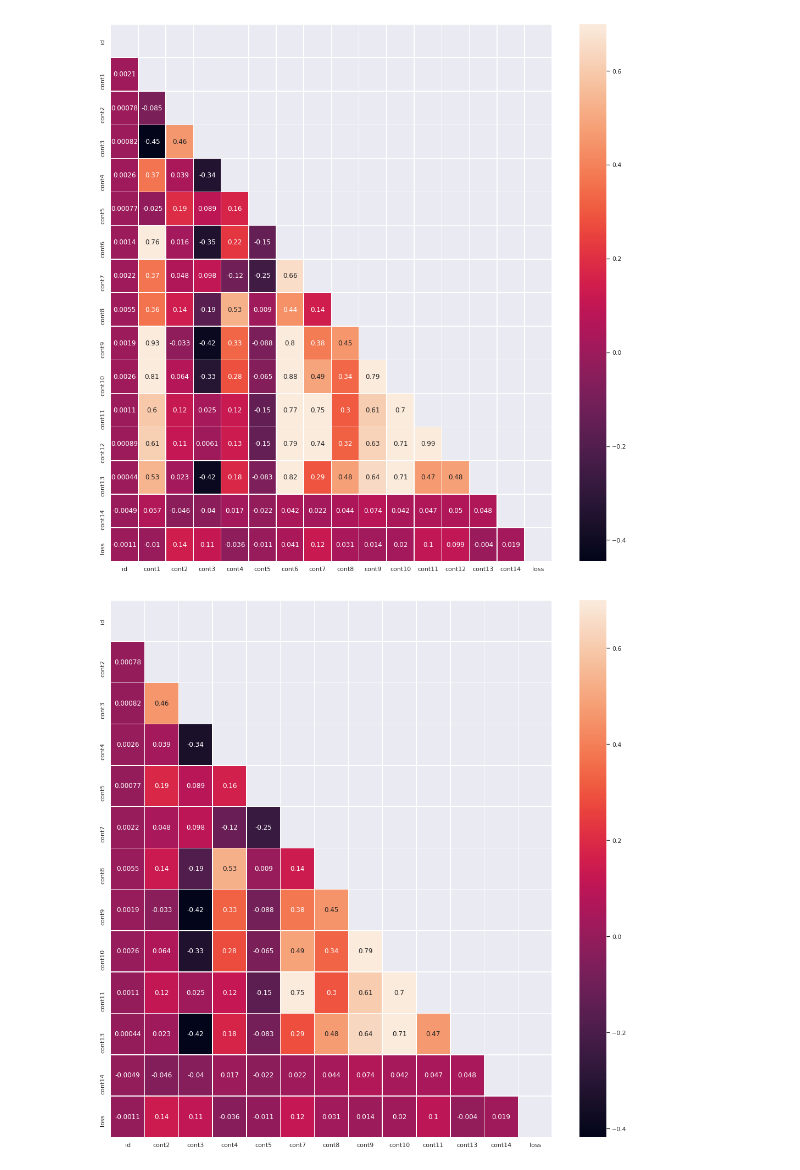
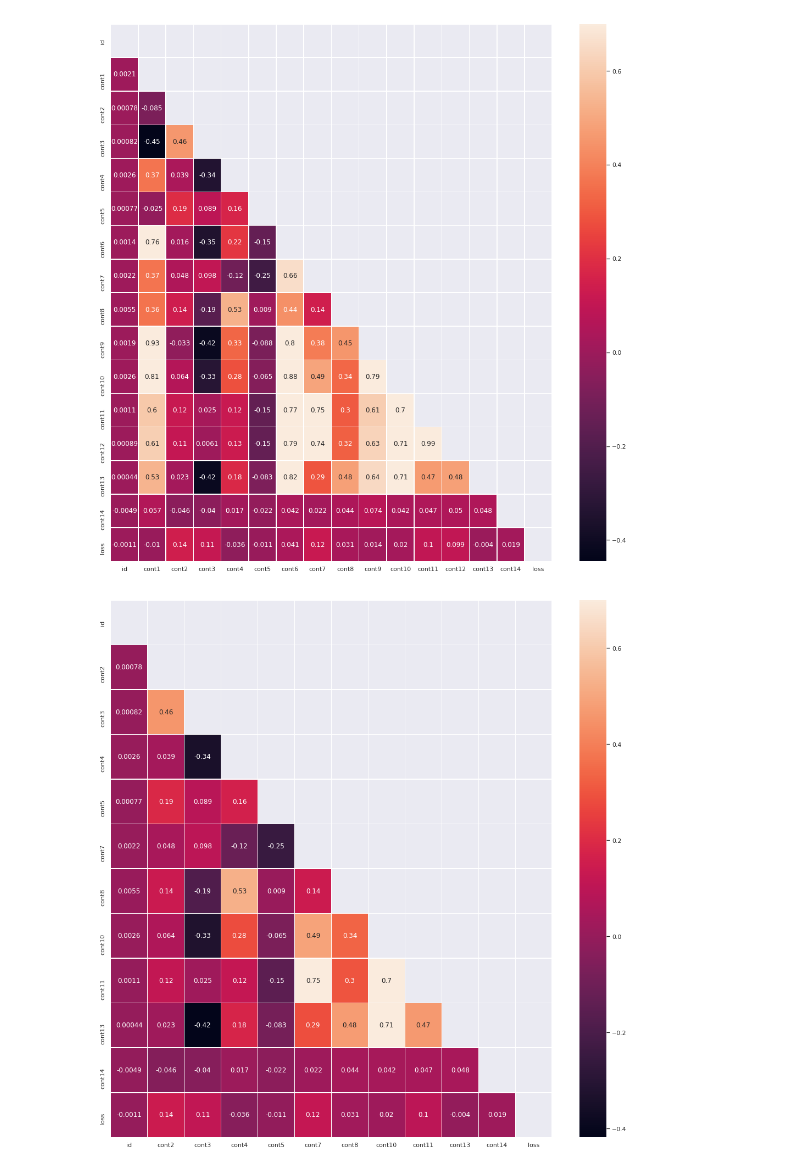
Before and after one commit to shubham-kothari/Insurance-Claims-Severity-Prediction, a Jupyter notebook: Insurance_Claims_Severity_Prediction.ipynb, the cells around one changed output. Saved outputs shown, nothing was run; the diff lists cells and outputs as text; code cells hidden in the pictures.

```diff
--- a/Insurance_Claims_Severity_Prediction.ipynb
+++ b/Insurance_Claims_Severity_Prediction.ipynb
@@ -107,13 +105,15 @@ with sns.axes_style("white"):
   ax = sns.heatmap(train.corr(), mask=mask, vmax=.7,annot=True,linewidths=0.5)
 # %% [output]
 [figure]
+# %%
+train.drop(['cont12','cont1','cont6','cont9'],axis=1,inplace=True)
+test.drop(['cont12','cont1','cont6','cont9'],axis=1,inplace=True)
 # %%
-k = train.drop(['cont12','cont1','cont6'],axis=1).corr()
-mask = np.zeros_like(k)
+mask = np.zeros_like(train.corr())
 mask[np.triu_indices_from(mask)] = True
 with sns.axes_style("white"):
 
   sns.set(rc={'figure.figsize':(18,18)})
-  ax = sns.heatmap(k, mask=mask, vmax=.7,annot=True,linewidths=0.5)
+  ax = sns.heatmap(train.corr(), mask=mask, vmax=.7,annot=True,linewidths=0.5)
 # %% [output]
-[figure, old version]
+[figure, new version]
```
Also changed, not shown: parts of 7 cells of this notebook.
